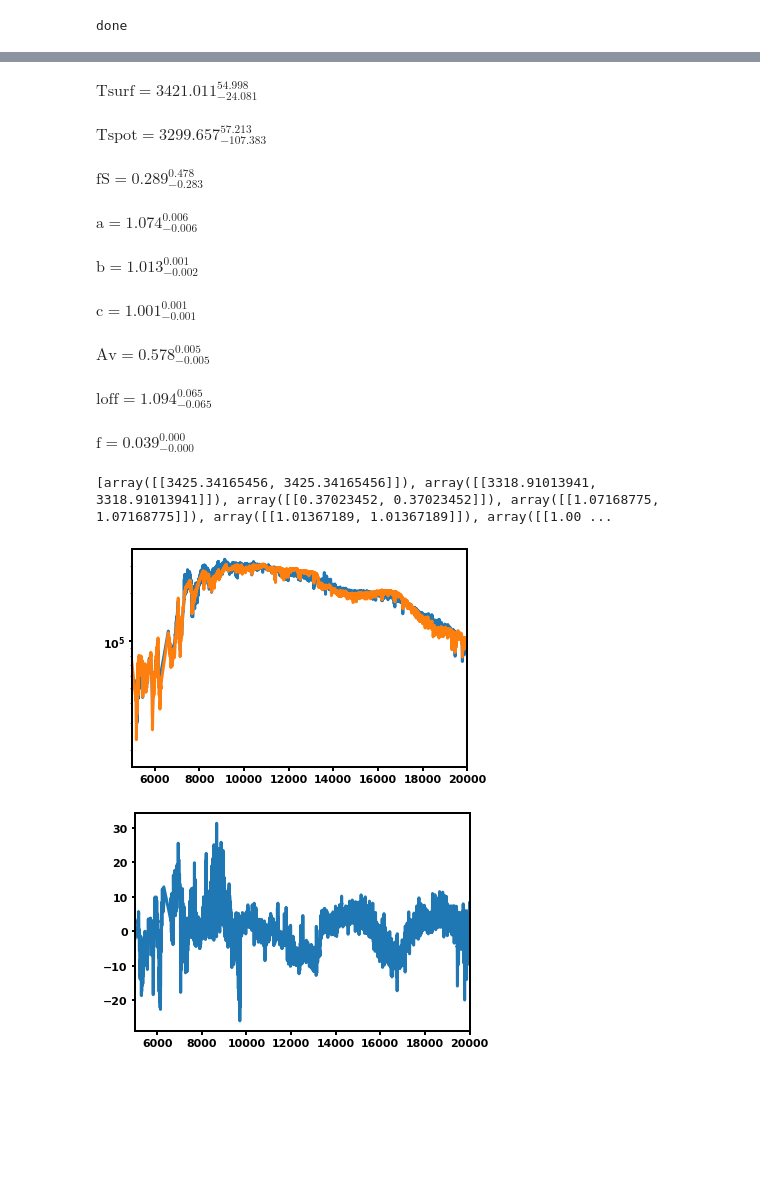
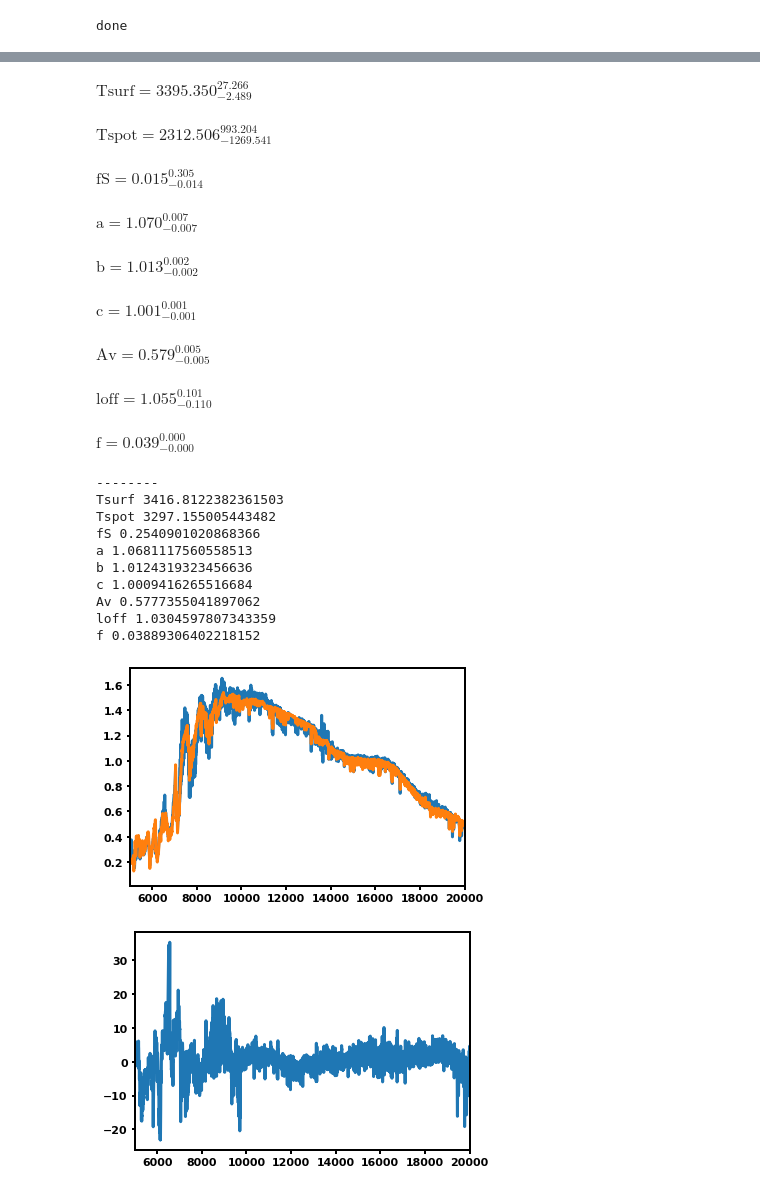
Before and after one commit to awmann/K233Spots, a Jupyter notebook: multi_spec_fit.ipynb, the cells around one changed output, grey strips where cells are left out. Cells and saved outputs as stored; diff of their text form; code cells hidden in the pictures; blank space fills up the shorter version.

```diff
--- a/multi_spec_fit.ipynb
+++ b/multi_spec_fit.ipynb
@@ -67,23 +73,26 @@ plt.xlim(4000,20000)
 plt.tight_layout()
 plt.show()
 
-#l4 = np.where(((obstype ==1)| (obstype ==2)) & (obswav > 4000))
+## this trims the bad region of the SpeX data (noisy)
 l4 = np.where((obswav > 4000) & (obswav<24000) & ((obswav > 8000)|(obstype<3)) & (obsspec > 0))
 opticalspec = obsspec[l4]
 opticalwav = obswav[l4]
 opticalerr = obserr[l4]
 l5 = np.where((obswav > 4000) & (obswav<23500) & (obsspec/obserr > 10))
-## uncomment this when you want to run the fit again.
-#l5 = np.where((obswav > 4000) & (obswav<23500) & (obsspec/obserr > 15) & ((obswav > 6600)|(obswav<6300)))
+if mask_optical: ## if we want to cut the annoying region around 6300-6600
+    l5 = np.where((obswav > 4000) & (obswav<23500) & (obsspec/obserr > 15) & ((obswav > 6600)|(obswav<6330)))
+#
+## uncomment this when you want to run the fit without that nasty region in the optical
+
 obsspec_cut = np.array(obsspec[l5])
 obswav_cut = np.array(obswav[l5])
 obserr_cut = np.array(obserr[l5])
 obstype_cut = np.array(obstype[l5])
 
-print(np.shape(obswav_cut))
 plt.plot(obswav_cut,obsspec_cut)
 plt.tight_layout
 plt.xlim(5000,7000)
+plt.ylim(0.1,0.8)
 plt.show()
 # %% [output]
 [figure]
@@ -271,5 +273,5 @@ plt.show()
 # %%
-nwalkers, ndim = 30, 9
+nwalkers, ndim = 32, 9
 nthreads = 12
 ospec = np.array(list(obsspec_cut))
 otype = np.array(list(obstype_cut))
@@ -279,7 +281,7 @@ mteff = np.array(list(modelteff))
 mwav = np.array(list(modelwave))
 
 print('if this is inf, we have a problem:')
-initial_guesses = [3500, 2500, 0.2, 1,1,1, 0.56, 1, 0.05]
+initial_guesses = [3500, 2500, 0.3, 1,1,1, 0.58, 1.05, 0.04]
 print(ln_posterior(initial_guesses,mteff,mspec,mwav,ospec,otype,oerr))
 
 pos0 = []
@@ -311,7 +329,7 @@ initializing walkers: (if you see a lot if inf, break this)
 # %%
-nsteps = 10000
-burn = 2000
-thin = 5
+nsteps = 100000
+burn = 10000
+thin = 1
 
 sampler = emcee.EnsembleSampler(nwalkers, ndim, ln_posterior, args=(mteff,mspec,mwav,ospec,otype,oerr), threads=nthreads)
 sampler.run_mcmc(pos0, nsteps,progress=True)
@@ -382,56 +397,67 @@ for i in range(ndim):
     txt = "\mathrm{{{3}}} = {0:.3f}_{{-{1:.3f}}}^{{{2:.3f}}}"
     txt = txt.format(mcmc[1], q[0], q[1], labels[i])
     display(Math(txt))
-    best.append(flat_samples[np.where(prob == np.max(prob)),i])
 
-print(best)
+print('--------')
+for i in range(ndim):
+    b = np.squeeze(flat_samples[np.where(prob == np.max(prob)),i])
+    print(labels[i],b)
+    best.append(b)
+
+best = np.squeeze(best)
 # %% [output]
-$\displaystyle \mathrm{Tsurf} = 3421.011_{-24.081}^{54.998}$
+$\displaystyle \mathrm{Tsurf} = 3395.350_{-2.489}^{27.266}$
-$\displaystyle \mathrm{Tspot} = 3299.657_{-107.383}^{57.213}$
+$\displaystyle \mathrm{Tspot} = 2312.506_{-1269.541}^{993.204}$
-$\displaystyle \mathrm{fS} = 0.289_{-0.283}^{0.478}$
+$\displaystyle \mathrm{fS} = 0.015_{-0.014}^{0.305}$
-$\displaystyle \mathrm{a} = 1.074_{-0.006}^{0.006}$
+$\displaystyle \mathrm{a} = 1.070_{-0.007}^{0.007}$
-$\displaystyle \mathrm{b} = 1.013_{-0.002}^{0.001}$
+$\displaystyle \mathrm{b} = 1.013_{-0.002}^{0.002}$
 $\displaystyle \mathrm{c} = 1.001_{-0.001}^{0.001}$
-$\displaystyle \mathrm{Av} = 0.578_{-0.005}^{0.005}$
+$\displaystyle \mathrm{Av} = 0.579_{-0.005}^{0.005}$
-$\displaystyle \mathrm{loff} = 1.094_{-0.065}^{0.065}$
+$\displaystyle \mathrm{loff} = 1.055_{-0.110}^{0.101}$
 $\displaystyle \mathrm{f} = 0.039_{-0.000}^{0.000}$
-[array([[3425.34165456, 3425.34165456]]), array([[3318.91013941, 3318.91013941]]), array([[0.37023452, 0.37023452]]), array([[1.07168775, 1.07168775]]), array([[1.01367189, 1.01367189]]), array([[1.00 ...
+--------
+Tsurf 3416.8122382361503
+Tspot 3297.155005443482
+fS 0.2540901020868366
+a 1.0681117560558513
+b 1.0124319323456636
+c 1.0009416265516684
+Av 0.5777355041897062
+loff 1.0304597807343359
+f 0.03889306402218152
 # %%
 mteff = modelteff
 modelspectra = mspec
 wav = np.array(mwav)
 obsspec = np.array(ospec)
 obstype = np.array(otype)
 obserr = np.array(oerr)
 Tsurf, Tspot, fS, a, b, c, AV, loff, f = best
-modelspec = doublespec(modelteff,modelspectra,Tsurf,Tspot,fS)
+modelspec = doublespec(mteff,modelspectra,Tsurf,Tspot,fS)
 newwav = wav + loff
 interpfunc = interpolate.interp1d(newwav, modelspec, kind='linear',fill_value="extrapolate")
 modelspec_shift = interpfunc(wav)
 modelspec_smooth = modelspec_shift
 reddened = modelspec_smooth*ext.extinguish(wav*u.AA, Av=AV)
 
-#l = np.where(modelwave < 5200)
-#reddened[l]/=a
-modelspec_norm = np.array(reddened)
-obsspec_norm = np.array(obsspec)
-obsspec_err_norm = np.array(obserr)
+modelspec_norm = np.array(reddened)/np.mean(reddened)
+obsspec_norm = np.array(obsspec)/np.mean(obsspec)
+obsspec_err_norm = np.array(obserr)/np.mean(obsspec)
 obsspec_norm[np.where(obstype == 1)]*=a
 obsspec_norm[np.where(obstype == 2)]*=b
 obsspec_norm[np.where(obstype == 3)]*=c
 obsspec_err_norm[np.where(obstype == 1)]*=a
 obsspec_err_norm[np.where(obstype == 2)]*=b
 obsspec_err_norm[np.where(obstype == 3)]*=c
 
 plt.plot(wav,obsspec_norm)
-plt.plot(wav,reddened)
-plt.yscale('log')
+plt.plot(wav,modelspec_norm)
 plt.xlim(5000,20000)
 plt.show()
 
-plt.plot(wav,(obsspec_norm-reddened)/obsspec_err_norm)
+plt.plot(wav,(obsspec_norm-modelspec_norm)/obsspec_err_norm)
 plt.xlim(5000,20000)#6050-6175
 plt.show()
 # %% [output]
-[figure, old version]
+[figure, new version]
-[figure, old version]
+[figure, new version]
```
Also changed, not shown: parts of 15 cells of this notebook, 1 other file.
